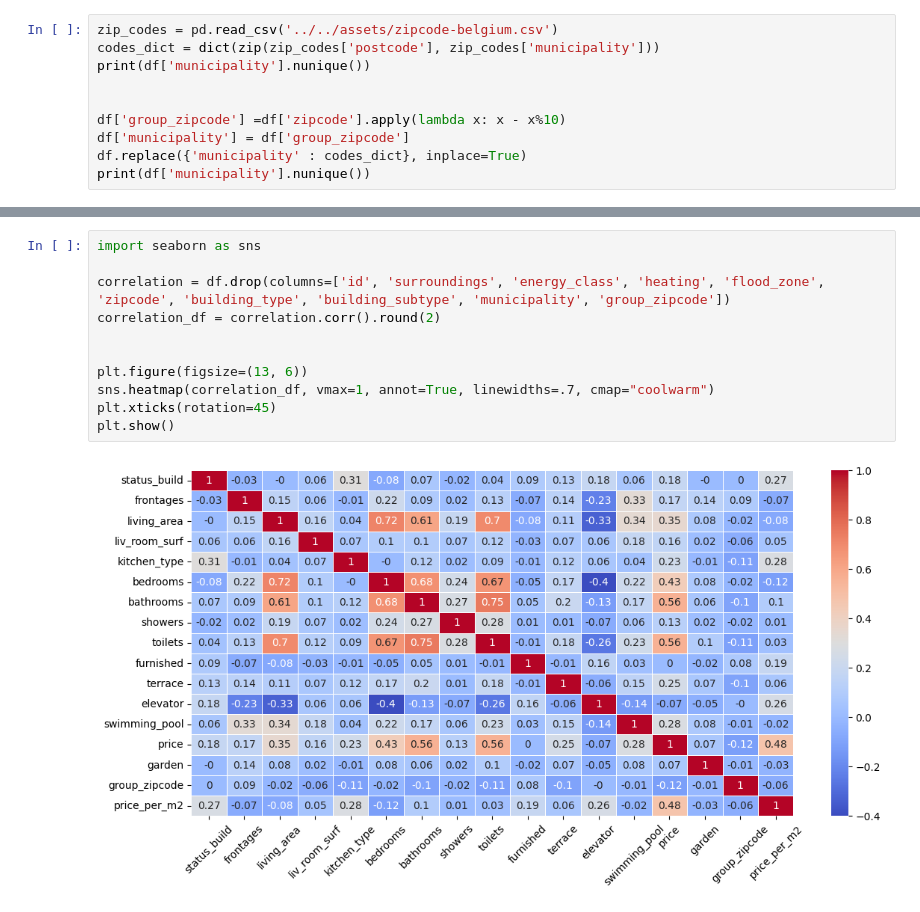
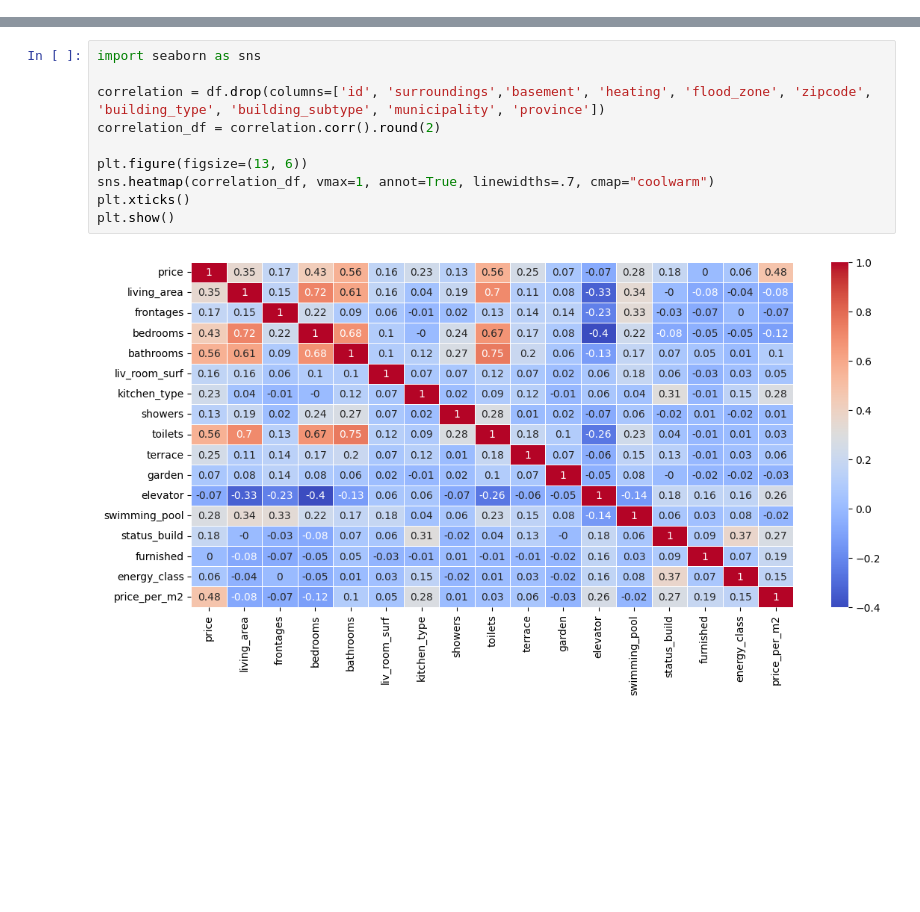
Before and after one commit to Bizkochito/challenge-data-analysis, a Jupyter notebook: src/utils/plotting_tests.ipynb, the cells around one changed output, grey strips where cells are left out. Saved outputs shown, nothing was run; the diff lists cells and outputs as text; blank space fills up the shorter version.

```diff
--- a/src/utils/plotting_tests.ipynb
+++ b/src/utils/plotting_tests.ipynb
@@ -8,10 +5,0 @@ df = pd.read_csv('../../assets/cleaned_data.csv')
-# %%
-zip_codes = pd.read_csv('../../assets/zipcode-belgium.csv')
-codes_dict = dict(zip(zip_codes['postcode'], zip_codes['municipality']))
-print(df['municipality'].nunique())
-
-
-df['group_zipcode'] =df['zipcode'].apply(lambda x: x - x%10)
-df['municipality'] = df['group_zipcode']
-df.replace({'municipality' : codes_dict}, inplace=True)
-print(df['municipality'].nunique())
@@ -30,13 +20,12 @@ plt.show()
 # %%
 import seaborn as sns
 
-correlation = df.drop(columns=['id', 'surroundings', 'energy_class', 'heating', 'flood_zone', 'zipcode', 'building_type', 'building_subtype', 'municipality', 'group_zipcode'])
+correlation = df.drop(columns=['id', 'surroundings','basement', 'heating', 'flood_zone', 'zipcode', 'building_type', 'building_subtype', 'municipality', 'province'])
 correlation_df = correlation.corr().round(2)
-
 
 plt.figure(figsize=(13, 6))
 sns.heatmap(correlation_df, vmax=1, annot=True, linewidths=.7, cmap="coolwarm")
-plt.xticks(rotation=45)
+plt.xticks()
 plt.show()
 # %% [output]
-[figure, old version]
+[figure, new version]
```
Also changed, not shown: parts of 3 cells of this notebook, 6 other files.
